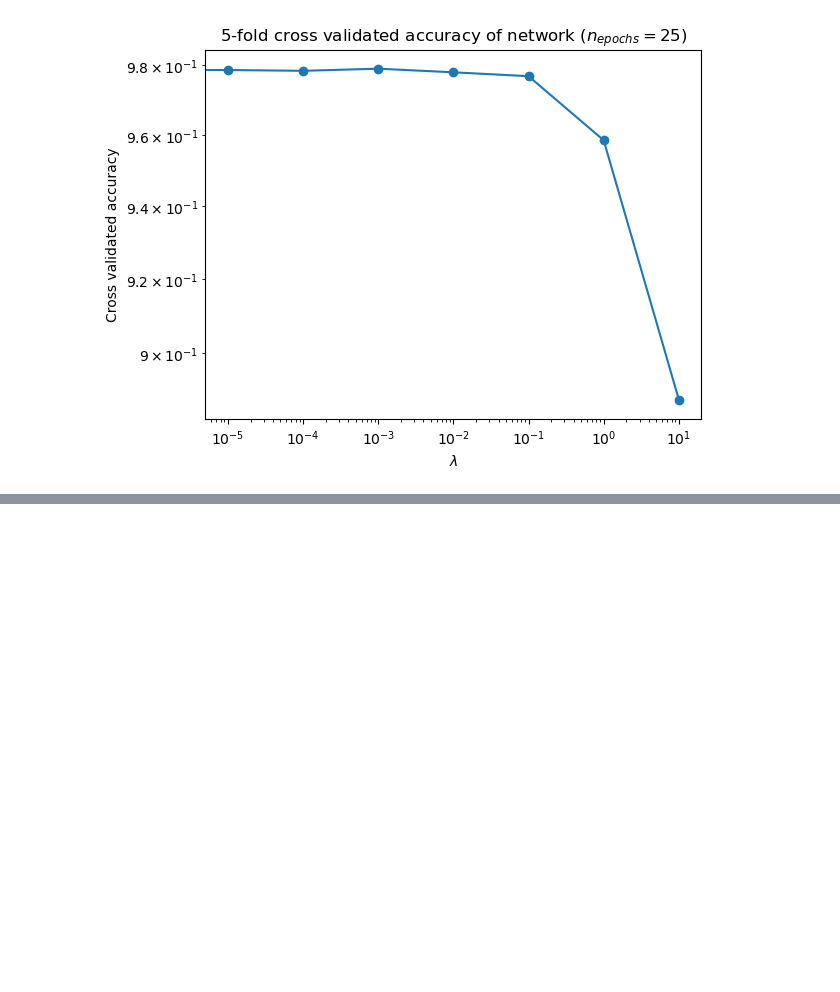
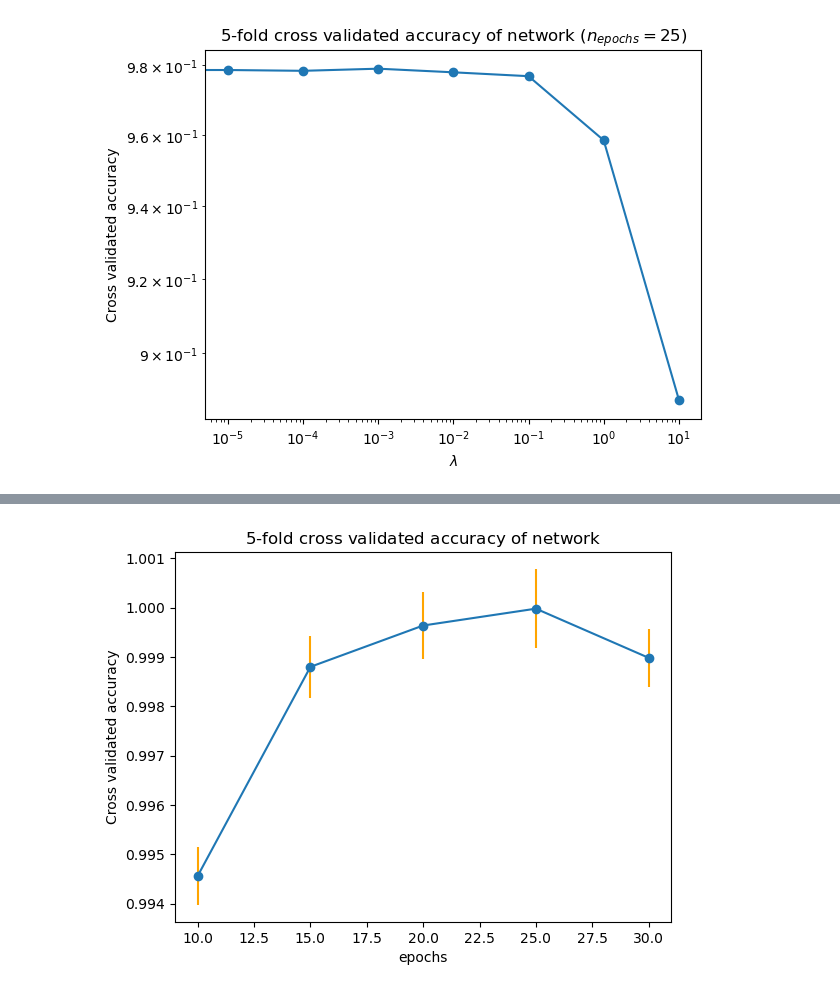
Before and after one commit to kajassandnes/FYS-STK3155, a Jupyter notebook: Project2/part_e.ipynb, the cells around one changed output, grey strips where cells are left out. Saved outputs shown, nothing was run; the diff lists cells and outputs as text; code cells hidden in the pictures; blank space fills up the shorter version.

```diff
--- a/Project2/part_e.ipynb
+++ b/Project2/part_e.ipynb
@@ -180,0 +194,3 @@ plt.show()
+# %%
+acc_t = rc["mean_train_score"]
+se_t = rc["std_test_score"] / np.sqrt(k - 1)
@@ -180,0 +205,8 @@ plt.show()
+# %%
+plt.errorbar(epochs_c, acc_t, fmt = "-o", yerr = se_t, ecolor = "orange", label = "training accuracy")
+plt.xlabel("epochs")
+plt.ylabel("Cross validated accuracy")
+plt.title("$5$-fold cross validated accuracy of network")
+plt.show()
+# %% [output]
+[figure, added]
```
Also changed, not shown: parts of 3 cells of this notebook.
